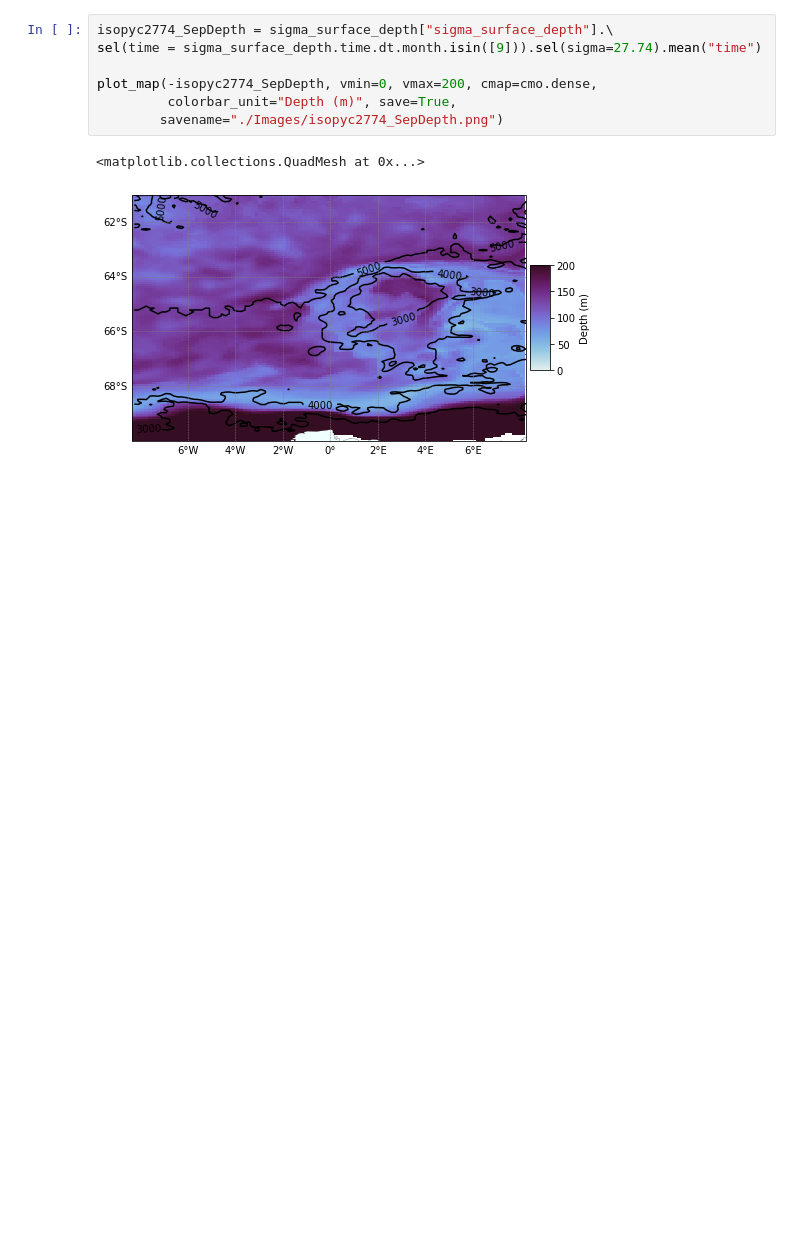
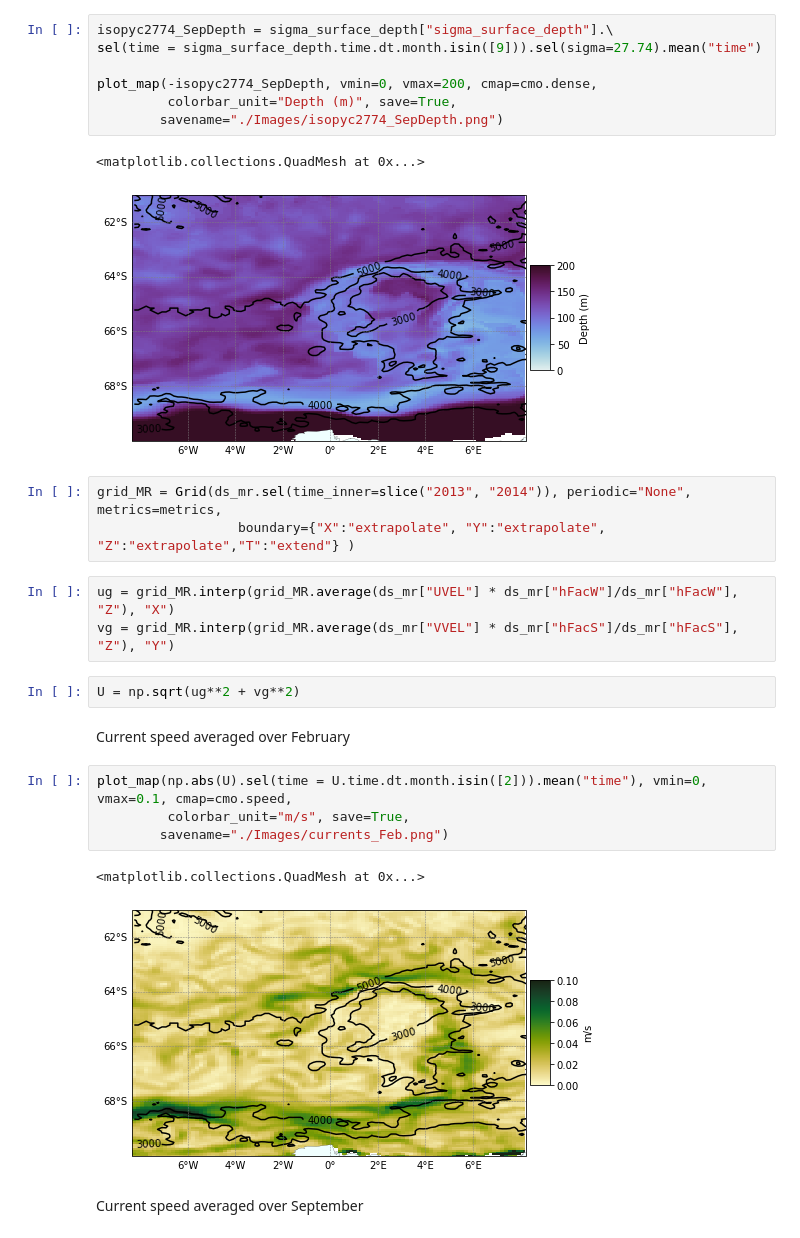
Before and after one commit to adityarn/pycnogen, a Jupyter notebook: pycnogenMaps.ipynb, the cells around one changed output. Saved outputs shown, nothing was run; the diff lists cells and outputs as text; blank space fills up the shorter version.

Commit message:
added speed maps

```diff
--- a/pycnogenMaps.ipynb
+++ b/pycnogenMaps.ipynb
@@ -381,3 +381,22 @@ plot_map(-isopyc2774_SepDepth, vmin=0, vmax=200, cmap=cmo.dense,
 # %% [output]
 <matplotlib.collections.QuadMesh at 0x...>
 [figure]
+# %%
+grid_MR = Grid(ds_mr.sel(time_inner=slice("2013", "2014")), periodic="None", metrics=metrics,
+                  boundary={"X":"extrapolate", "Y":"extrapolate", "Z":"extrapolate","T":"extend"} )
+# %%
+ug = grid_MR.interp(grid_MR.average(ds_mr["UVEL"] * ds_mr["hFacW"]/ds_mr["hFacW"], "Z"), "X")
+vg = grid_MR.interp(grid_MR.average(ds_mr["VVEL"] * ds_mr["hFacS"]/ds_mr["hFacS"], "Z"), "Y")
+# %%
+U = np.sqrt(ug**2 + vg**2)
+# %% [markdown]
+Current speed averaged over February
+# %%
+plot_map(np.abs(U).sel(time = U.time.dt.month.isin([2])).mean("time"), vmin=0, vmax=0.1, cmap=cmo.speed,
+         colorbar_unit="m/s", save=True,
+        savename="./Images/currents_Feb.png")
+# %% [output]
+<matplotlib.collections.QuadMesh at 0x...>
+[figure, added]
+# %% [markdown]
+Current speed averaged over September
```
Also changed, not shown: parts of 1 cell of this notebook.
